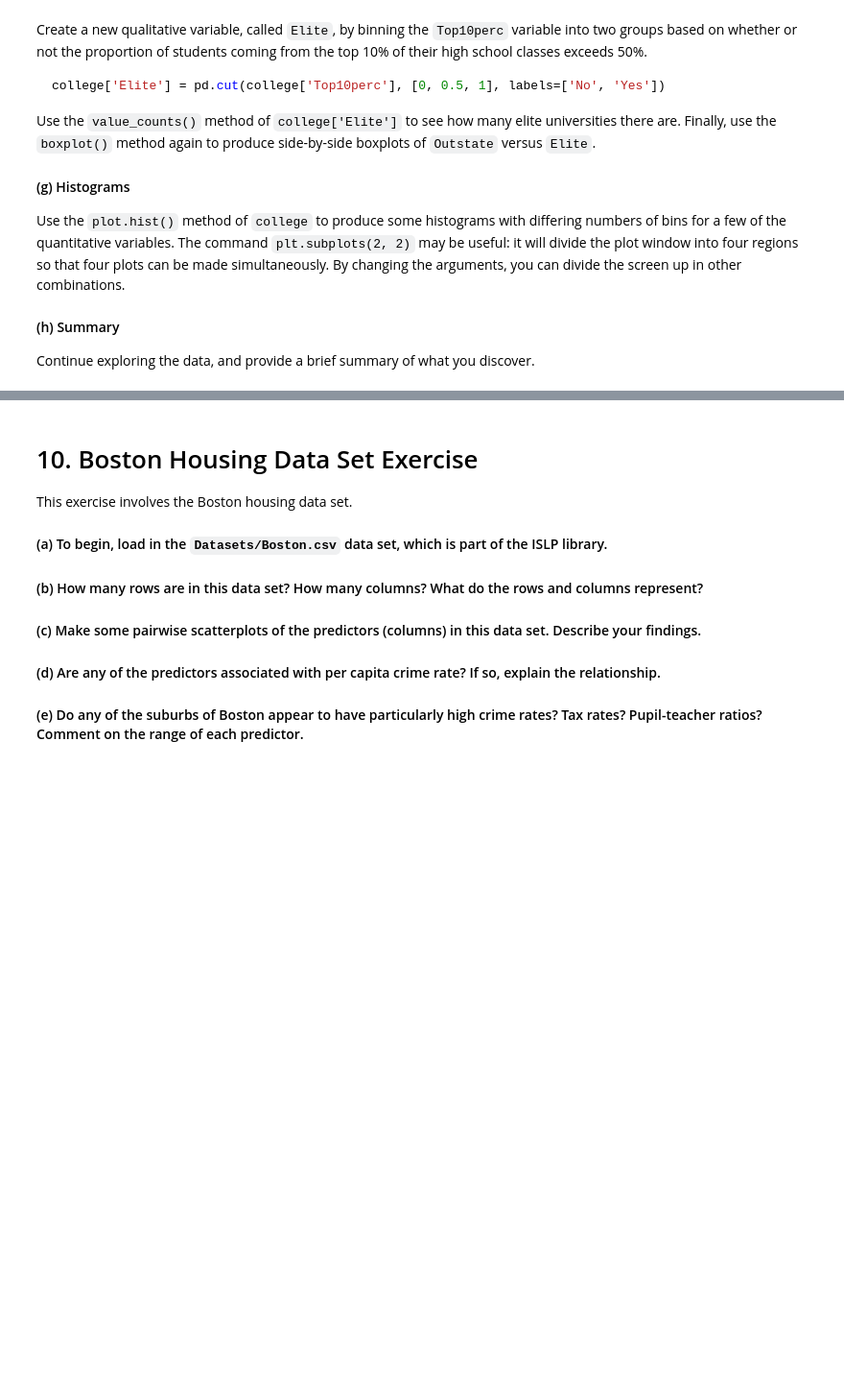
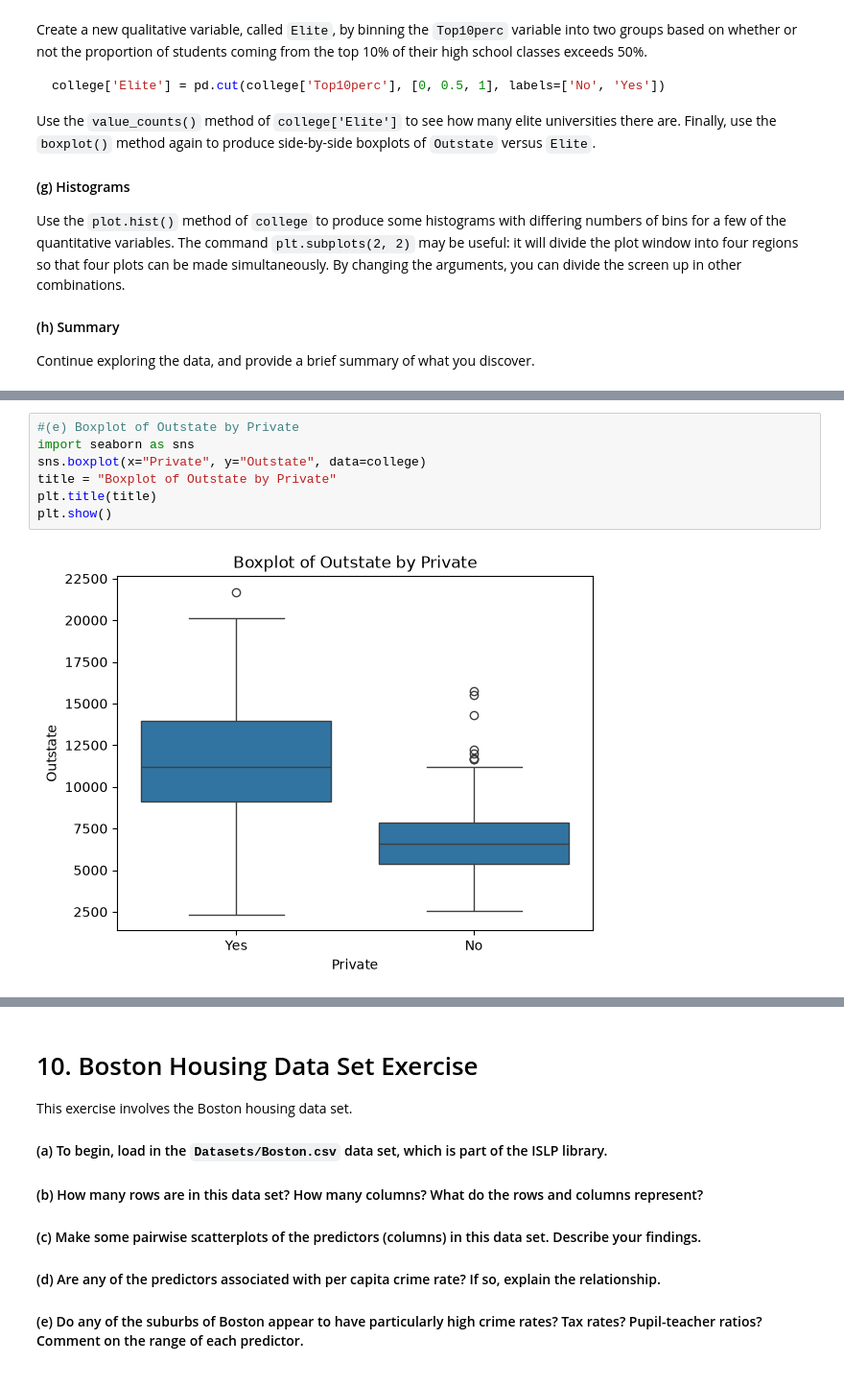
Before and after one commit to Nesu-tech/Methods_In_Data_Science, a Jupyter notebook: HW1 (4).ipynb, the cells around one changed output, grey strips where cells are left out. Shown at 96% size. Drawn from its saved outputs; the diff is of its cells as text; blank space fills up the shorter version.

```diff
--- a/HW1 (4).ipynb
+++ b/HW1 (4).ipynb
@@ -91,0 +148,9 @@ Continue exploring the data, and provide a brief summary of what you discover.
+# %%
+#(e) Boxplot of Outstate by Private
+import seaborn as sns
+sns.boxplot(x="Private", y="Outstate", data=college)
+title = "Boxplot of Outstate by Private"
+plt.title(title)
+plt.show()
+# %% [output]
+[figure, added]
```
Also changed, not shown: parts of 7 cells of this notebook.
